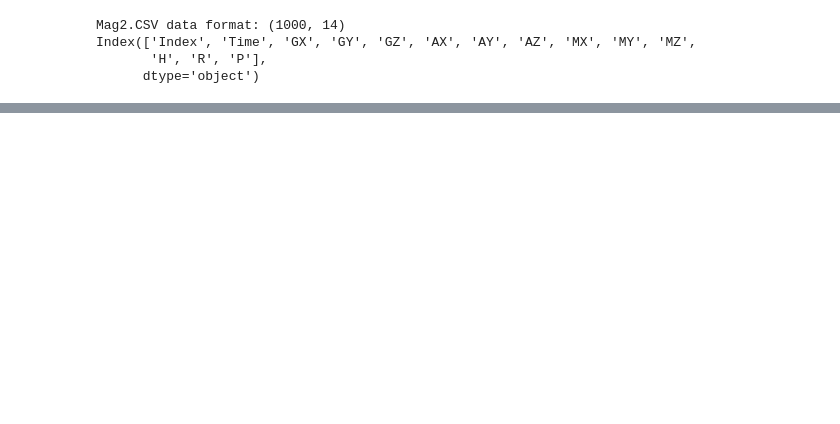
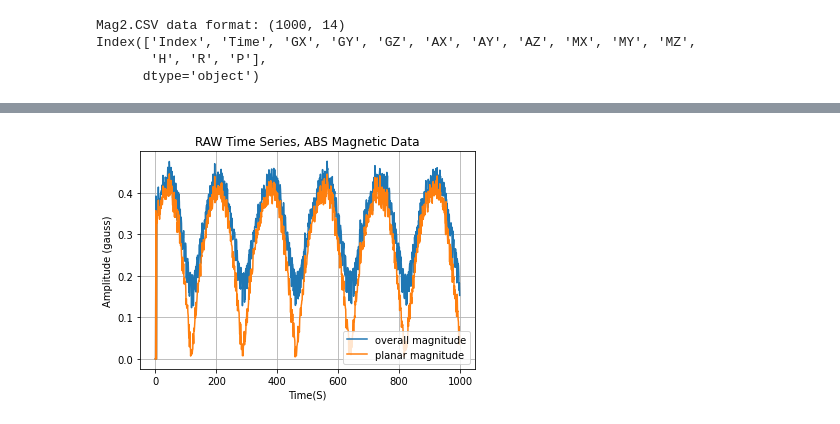
Before and after one commit to clirakis/Jupyter, a Jupyter notebook: MagSensor/PlotMag.ipynb, the cells around one changed output, grey strips where cells are left out. Saved outputs shown, nothing was run; the diff lists cells and outputs as text; code cells hidden in the pictures; blank space fills up the shorter version.

```diff
--- a/MagSensor/PlotMag.ipynb
+++ b/MagSensor/PlotMag.ipynb
@@ -73,0 +91,23 @@ plt.show()
+# %%
+magxy2 = Mx*Mx + My*My
+mag = np.sqrt(magxy2 + Mz*Mz)
+plt.plot(t,mag,label='overall magnitude')
+plt.plot(t,np.sqrt(magxy2), label='planar magnitude')
+#
+# Add Axis markers.
+#
+plt.title("RAW Time Series, ABS Magnetic Data")
+plt.xlabel("Time(S)")
+plt.ylabel("Amplitude (gauss)")
+#
+# Grid on (also shows other projections) https://matplotlib.org/stable/api/_as_gen/matplotlib.pyplot.grid.html
+plt.grid()
+plt.legend()
+plt.show()
+#
+# 1G = 10^5nT
+# the earth field should be between 25,000 - 65,000 nT
+# This seems about right
+#
+# %% [output]
+[figure, added]
```
Also changed, not shown: parts of 13 cells of this notebook.
